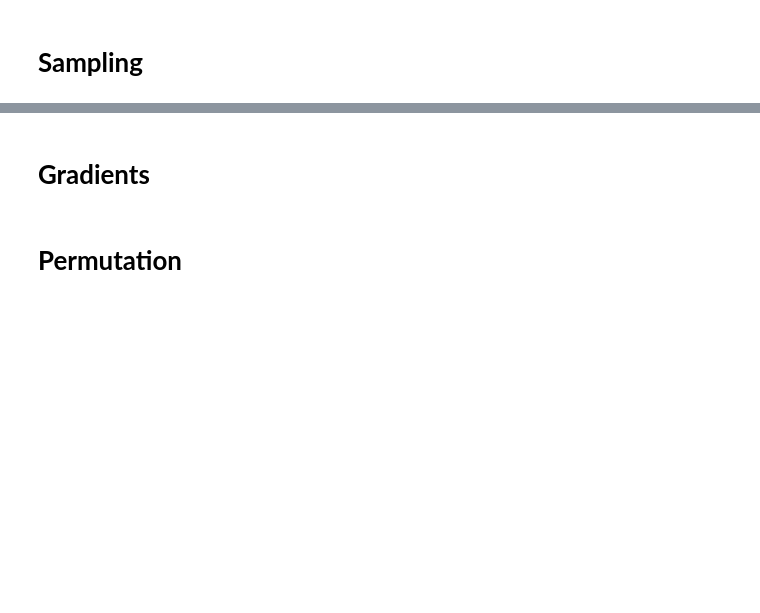
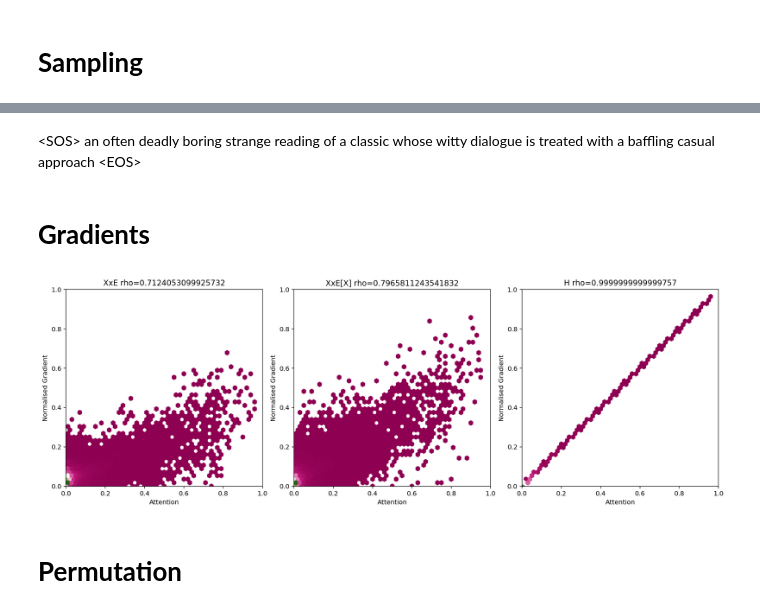
Before and after one commit to successar/AttentionExplanation, a Jupyter notebook: Attn_SST.ipynb, the cells around one changed output, grey strips where cells are left out. Cells and saved outputs as stored; diff of their text form; code cells hidden in the pictures; blank space fills up the shorter version.

```diff
--- a/Attn_SST.ipynb
+++ b/Attn_SST.ipynb
@@ -195,3 +202,7 @@ print_few_distractors(vec, Xt, attn_hat, sampled_output, distractors)
+# %%
+print_attn(vec.map2words(Xt[1000]), attn_hat[1000])
+# %% [output]
+<SOS> an often deadly boring strange reading of a classic whose witty dialogue is treated with a baffling casual approach <EOS>
 # %% [markdown]
 **Gradients**
 =============
@@ -199,7 +210,9 @@ print_few_distractors(vec, Xt, attn_hat, sampled_output, distractors)
 grads = model.gradient_mem(Xt)
 process_grads(grads)
 # %%
-plot_grads(Xt, attn_hat, grads)
+plot_grads(Xt, attn_hat, grads, dirname=model.dirname)
+# %% [output]
+[figure, added]
 # %% [markdown]
 **Permutation**
 ===========
```
Also changed, not shown: parts of 31 cells of this notebook, 9 other files.
